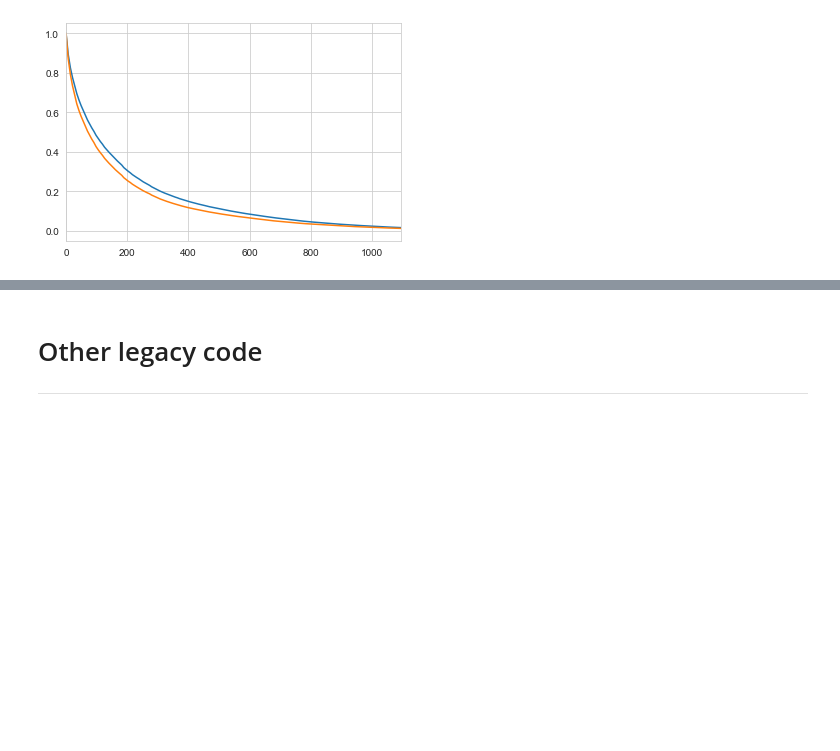
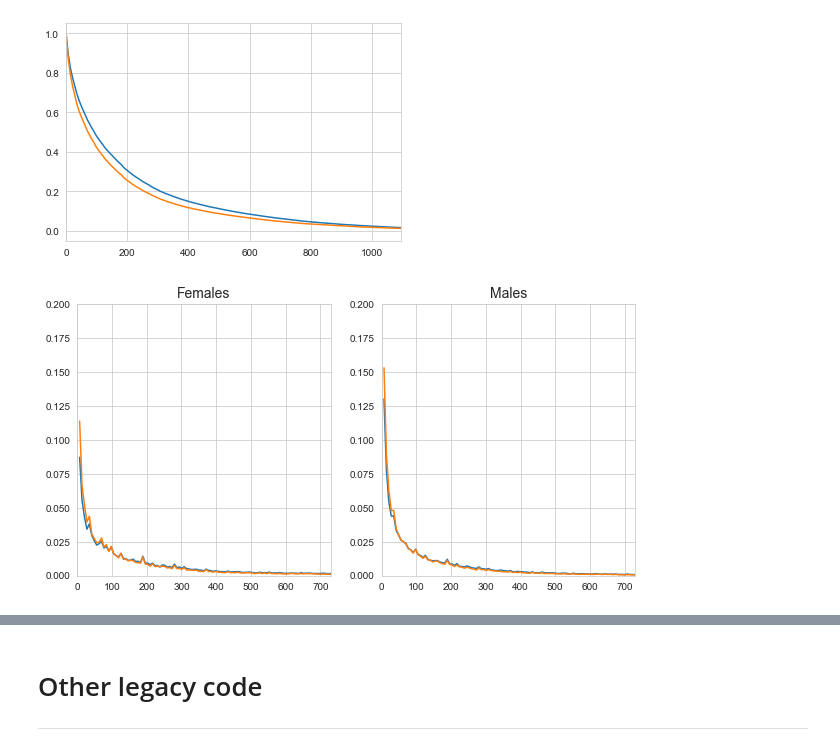
Before and after one commit to crisla/UVD_ABS_code, a Jupyter notebook: means_and_variances.ipynb, the cells around one changed output, grey strips where cells are left out. Saved outputs shown, nothing was run; the diff lists cells and outputs as text; code cells hidden in the pictures; blank space fills up the shorter version.

```diff
--- a/means_and_variances.ipynb
+++ b/means_and_variances.ipynb
@@ -76,3 +93,31 @@ plt.xlim(0,3*365)
 plt.show()
 # %% [output]
 [figure]
+# %%
+first_s_m = data_noa[np.logical_and(data_noa.spell_d==0,data_noa.sex_d==1)].real_days_1.values
+secnd_s_m = data_noa[np.logical_and(data_noa.spell_d==1,data_noa.sex_d==1)].real_days_1.values
+
+first_s_f = data_noa[np.logical_and(data_noa.spell_d==0,data_noa.sex_d==0)].real_days_1.values
+secnd_s_f = data_noa[np.logical_and(data_noa.spell_d==1,data_noa.sex_d==0)].real_days_1.values
+# %%
+plt.figure(figsize=(10,5))
+plt.subplot(121)
+plt.title('Females',fontsize=14)
+h_c1, bins_c1 = np.histogram(first_s_f, bins= np.arange(0,365*4,7))
+h_c2, bins_c2 = np.histogram(secnd_s_f, bins= np.arange(0,365*4,7))
+plt.plot(bins_c1[1:],h_c1/np.sum(h_c1))
+plt.plot(bins_c2[1:],h_c2/np.sum(h_c2))
+plt.xlim(0,2*365)
+plt.ylim(0,0.2)
+
+plt.subplot(122)
+plt.title('Males',fontsize=14)
+h_c1, bins_c1 = np.histogram(first_s_m, bins= np.arange(0,365*4,7))
+h_c2, bins_c2 = np.histogram(secnd_s_m, bins= np.arange(0,365*4,7))
+plt.plot(bins_c1[1:],h_c1/np.sum(h_c1))
+plt.plot(bins_c2[1:],h_c2/np.sum(h_c2))
+plt.xlim(0,2*365)
+plt.ylim(0,0.2)
+plt.show()
+# %% [output]
+[figure, added]
```
Also changed, not shown: parts of 8 cells of this notebook, 7 other files.
